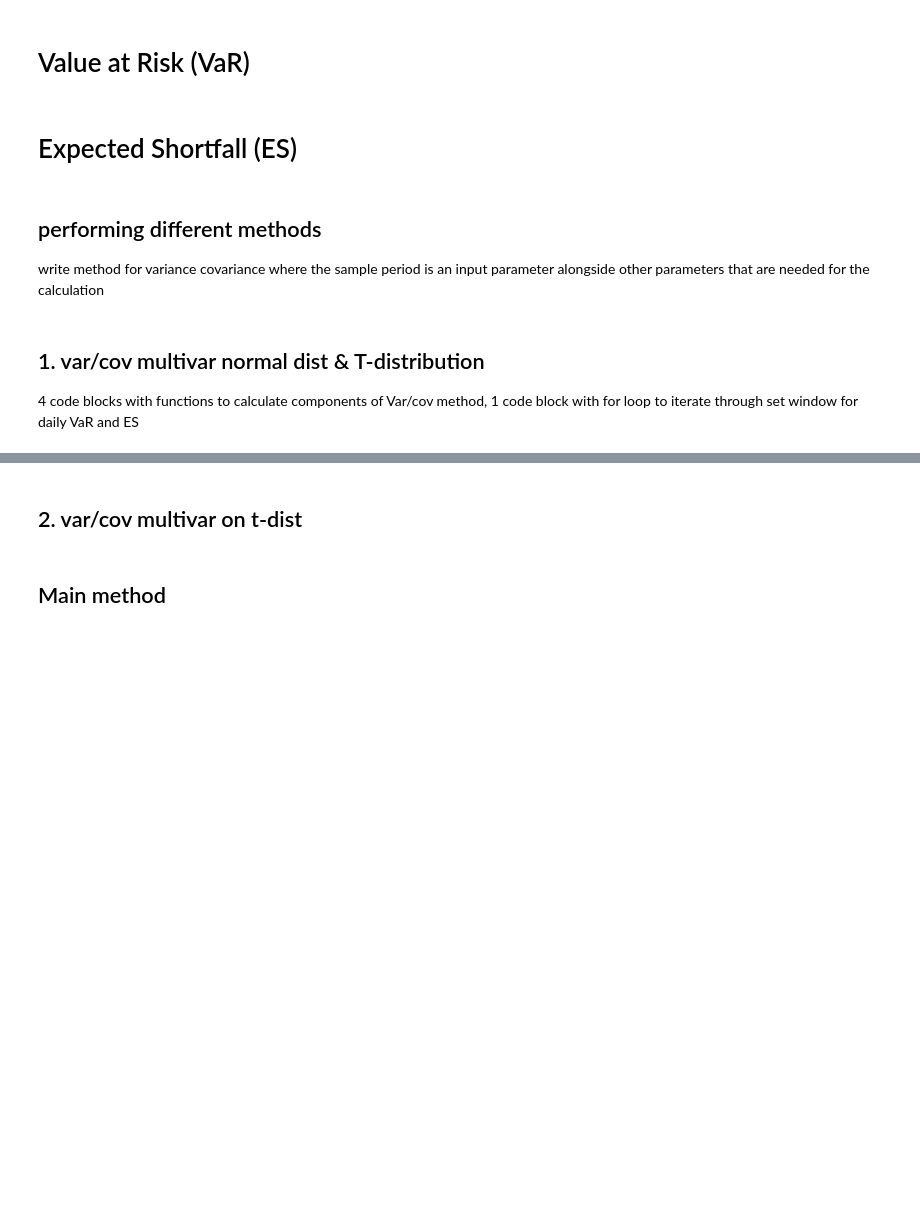
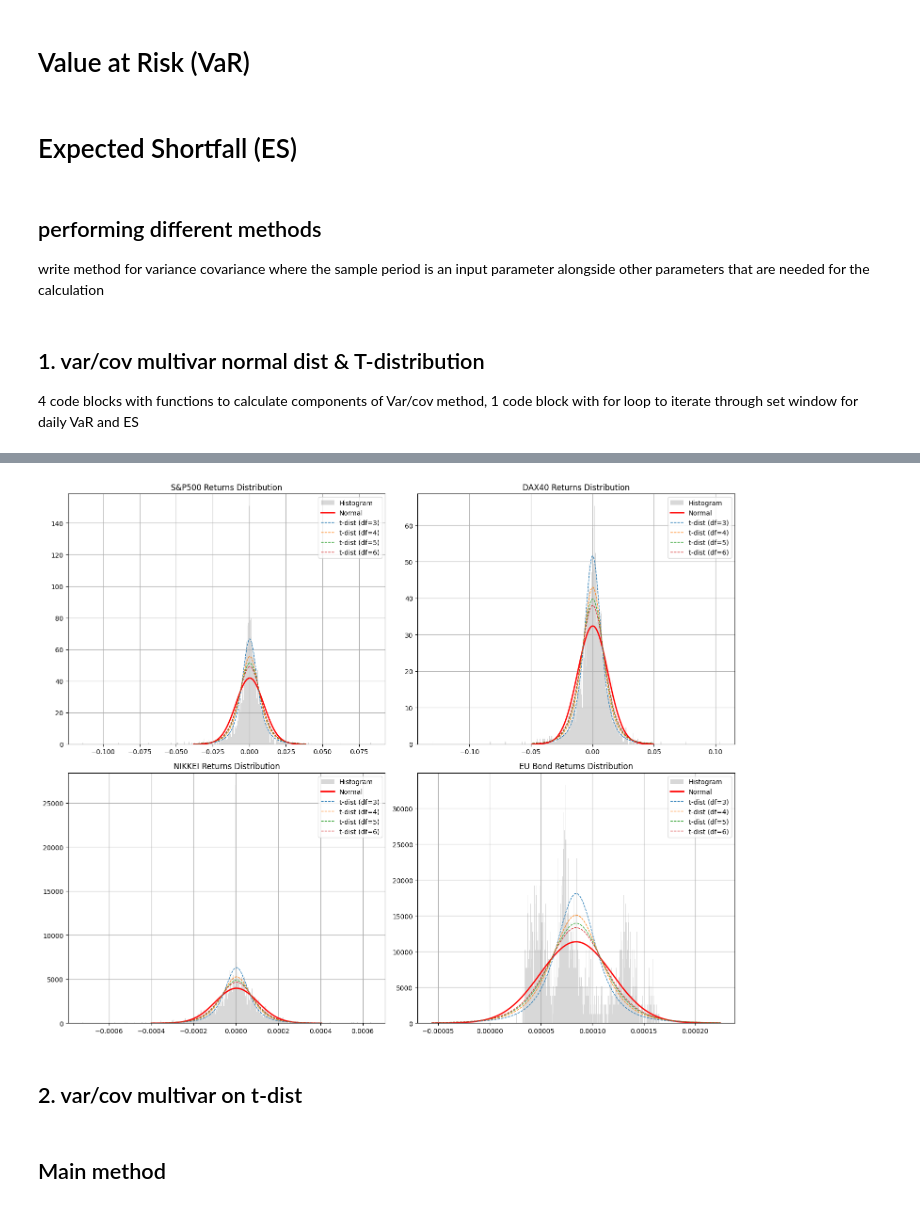
Before and after one commit to Dhruvs120/Quantitative_Risk_Management_Assignments, a Jupyter notebook: initial_notebook.ipynb, the cells around one changed output, grey strips where cells are left out. Cells and saved outputs as stored; diff of their text form; code cells hidden in the pictures; blank space fills up the shorter version.

Commit message:
return plots

```diff
--- a/initial_notebook.ipynb
+++ b/initial_notebook.ipynb
@@ -341,3 +352,71 @@ TypeError: unsupported operand type(s) for *: 'dict' and 'float'
+# %%
+# Create subplots for all indices
+fig, ((ax1, ax2), (ax3, ax4)) = plt.subplots(2, 2, figsize=(15, 12))
+
+# S&P 500
+sp500_returns = main_df['C_S&P500_Returns'].dropna()
+mu_sp500 = sp500_returns.mean()
+sigma_sp500 = sp500_returns.std()
+x_sp500 = np.linspace(mu_sp500 - 4*sigma_sp500, mu_sp500 + 4*sigma_sp500, 100)
+ax1.hist(sp500_returns, bins=500, density=True, alpha=0.3, color='grey', label='Histogram')
+ax1.plot(x_sp500, st.norm.pdf(x_sp500, mu_sp500, sigma_sp500), 'r-', lw=2, label='Normal')
+# Add t-distributions
+for df in [3, 4, 5, 6]:
+    s = sigma_sp500 / np.sqrt(df/(df-2))
+    ax1.plot(x_sp500, st.t.pdf((x_sp500-mu_sp500)/s, df)/s, '--', lw=1, label=f't-dist (df={df})')
+ax1.set_title('S&P500 Returns Distribution')
+ax1.legend()
+ax1.grid(True)
+
+# DAX40
+dax_returns = main_df['C_Dax40_Returns'].dropna()
+mu_dax = dax_returns.mean()
+sigma_dax = dax_returns.std()
+x_dax = np.linspace(mu_dax - 4*sigma_dax, mu_dax + 4*sigma_dax, 100)
+ax2.hist(dax_returns, bins=500, density=True, alpha=0.3, color='grey', label='Histogram')
+ax2.plot(x_dax, st.norm.pdf(x_dax, mu_dax, sigma_dax), 'r-', lw=2, label='Normal')
+# Add t-distributions
+for df in [3, 4, 5, 6]:
+    s = sigma_dax / np.sqrt(df/(df-2))
+    ax2.plot(x_dax, st.t.pdf((x_dax-mu_dax)/s, df)/s, '--', lw=1, label=f't-dist (df={df})')
+ax2.set_title('DAX40 Returns Distribution')
+ax2.legend()
+ax2.grid(True)
+
+# NIKKEI
+nikkei_returns = main_df['C_Nikkei_Returns'].dropna()
+mu_nikkei = nikkei_returns.mean()
+sigma_nikkei = nikkei_returns.std()
+x_nikkei = np.linspace(mu_nikkei - 4*sigma_nikkei, mu_nikkei + 4*sigma_nikkei, 100)
+ax3.hist(nikkei_returns, bins=500, density=True, alpha=0.3, color='grey', label='Histogram')
+ax3.plot(x_nikkei, st.norm.pdf(x_nikkei, mu_nikkei, sigma_nikkei), 'r-', lw=2, label='Normal')
+# Add t-distributions
+for df in [3, 4, 5, 6]:
+    s = sigma_nikkei / np.sqrt(df/(df-2))
+    ax3.plot(x_nikkei, st.t.pdf((x_nikkei-mu_nikkei)/s, df)/s, '--', lw=1, label=f't-dist (df={df})')
+ax3.set_title('NIKKEI Returns Distribution')
+ax3.legend()
+ax3.grid(True)
+
+# EU Bond
+bond_returns = main_df['Interest_Bond_daily_rate'].dropna()
+mu_bond = bond_returns.mean()
+sigma_bond = bond_returns.std()
+x_bond = np.linspace(mu_bond - 4*sigma_bond, mu_bond + 4*sigma_bond, 100)
+ax4.hist(bond_returns, bins=500, density=True, alpha=0.3, color='grey', label='Histogram')
+ax4.plot(x_bond, st.norm.pdf(x_bond, mu_bond, sigma_bond), 'r-', lw=2, label='Normal')
+# Add t-distributions
+for df in [3, 4, 5, 6]:
+    s = sigma_bond / np.sqrt(df/(df-2))
+    ax4.plot(x_bond, st.t.pdf((x_bond-mu_bond)/s, df)/s, '--', lw=1, label=f't-dist (df={df})')
+ax4.set_title('EU Bond Returns Distribution')
+ax4.legend()
+ax4.grid(True)
+
+plt.tight_layout()
+plt.show()
+# %% [output]
+[figure, added]
 # %% [markdown]
 ## 2. var/cov multivar on t-dist
 # %% [markdown]
```
Also changed, not shown: parts of 2 cells of this notebook.
